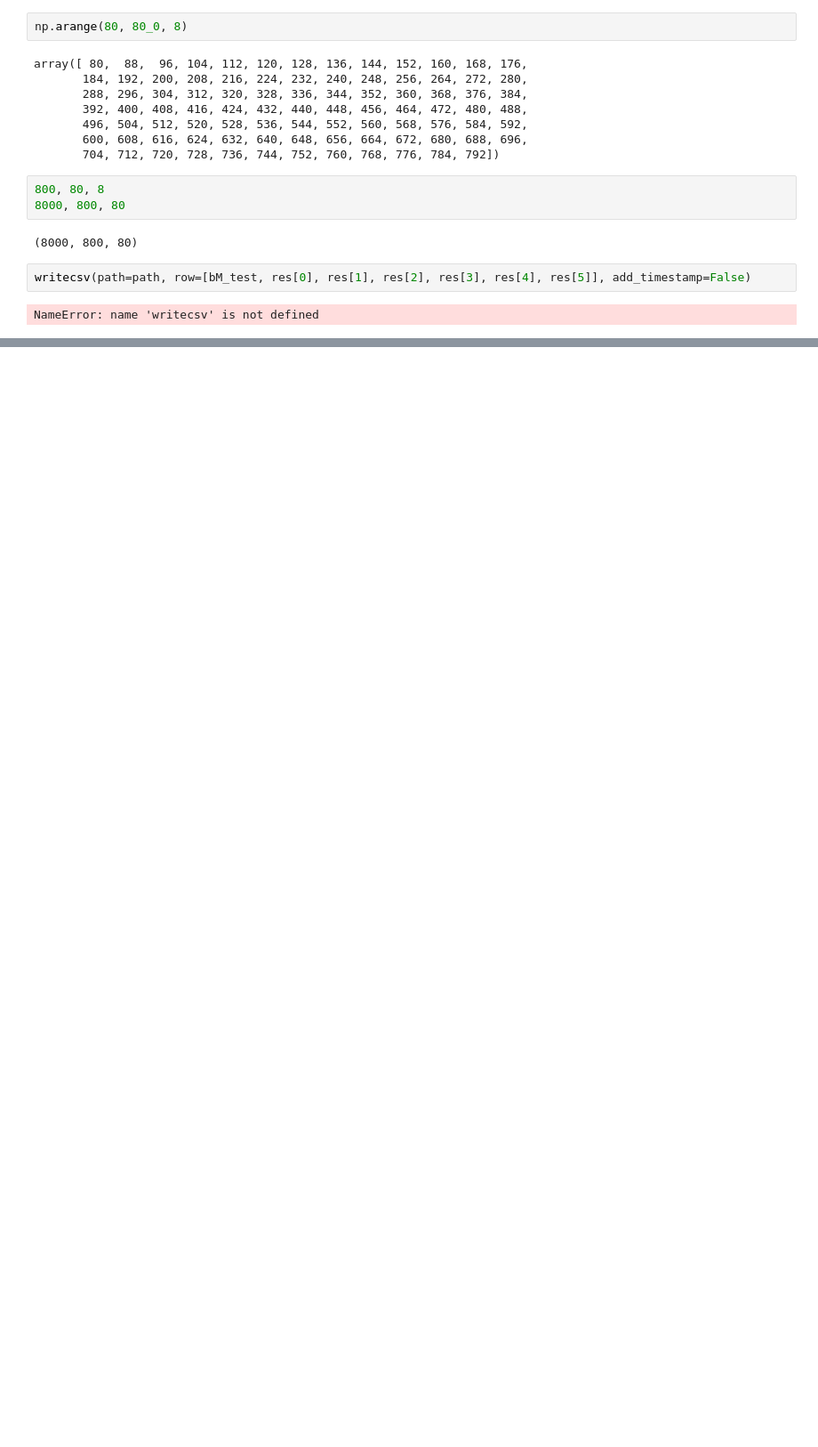
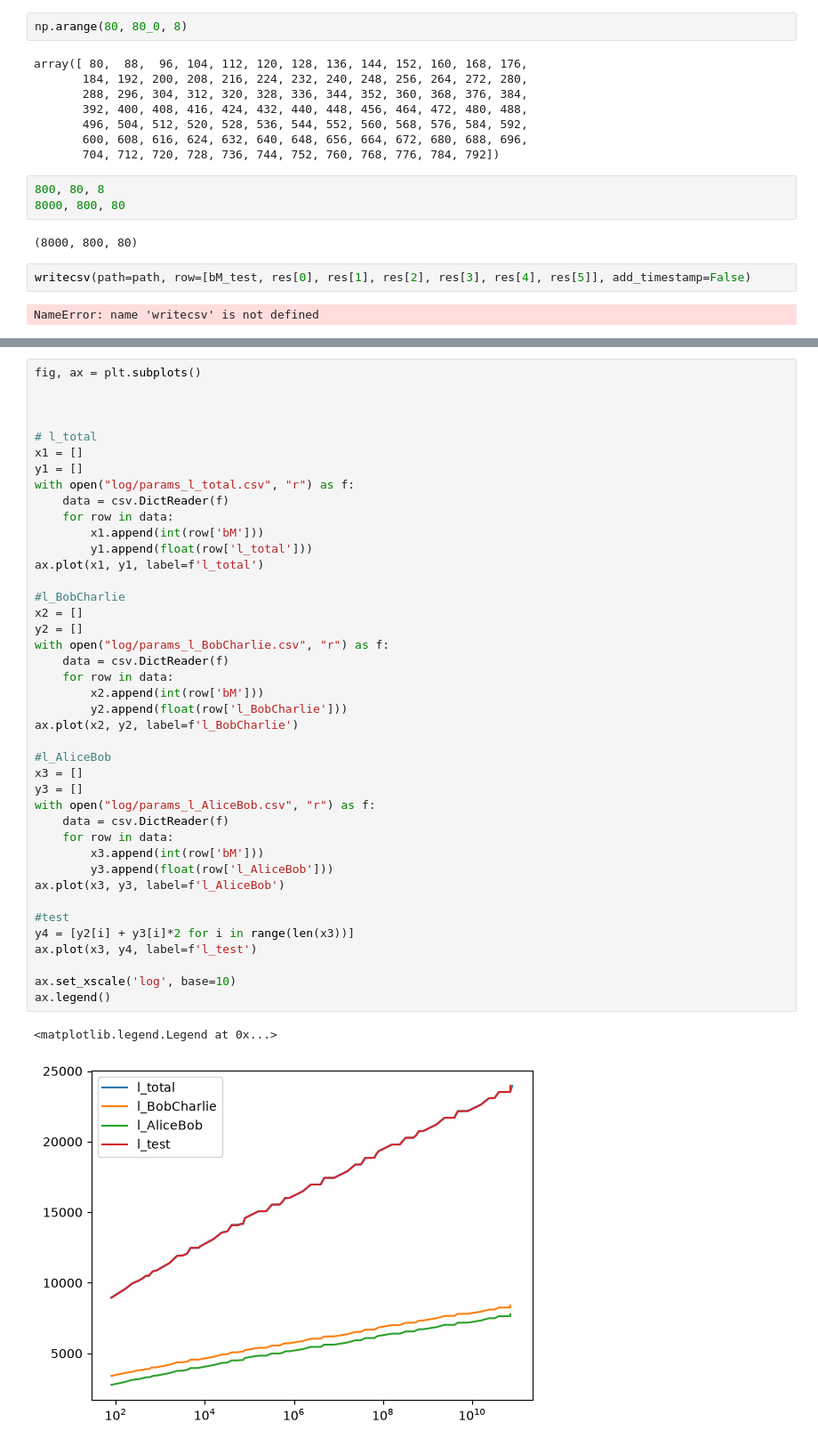
Before and after one commit to Veriqloud/applications_on_qline, a Jupyter notebook: Q_digital_signatures/test.ipynb, the cells around one changed output, grey strips where cells are left out. Shown at 89% size. Cells and saved outputs as stored; diff of their text form; blank space fills up the shorter version.

```diff
--- a/Q_digital_signatures/test.ipynb
+++ b/Q_digital_signatures/test.ipynb
@@ -1543,0 +1548,44 @@ KeyboardInterrupt:
+# %%
+fig, ax = plt.subplots()
+
+
+
+# l_total
+x1 = []
+y1 = []
+with open("log/params_l_total.csv", "r") as f:
+    data = csv.DictReader(f)
+    for row in data:
+        x1.append(int(row['bM']))
+        y1.append(float(row['l_total']))
+ax.plot(x1, y1, label=f'l_total')
+
+#l_BobCharlie
+x2 = []
+y2 = []
+with open("log/params_l_BobCharlie.csv", "r") as f:
+    data = csv.DictReader(f)
+    for row in data:
+        x2.append(int(row['bM']))
+        y2.append(float(row['l_BobCharlie']))
+ax.plot(x2, y2, label=f'l_BobCharlie')
+
+#l_AliceBob
+x3 = []
+y3 = []
+with open("log/params_l_AliceBob.csv", "r") as f:
+    data = csv.DictReader(f)
+    for row in data:
+        x3.append(int(row['bM']))
+        y3.append(float(row['l_AliceBob']))
+ax.plot(x3, y3, label=f'l_AliceBob')
+
+#test
+y4 = [y2[i] + y3[i]*2 for i in range(len(x3))]
+ax.plot(x3, y4, label=f'l_test')
+
+ax.set_xscale('log', base=10)
+ax.legend()
+# %% [output]
+<matplotlib.legend.Legend at 0x...>
+[figure, added]
```
Also changed, not shown: parts of 15 cells of this notebook, 17 other files.
